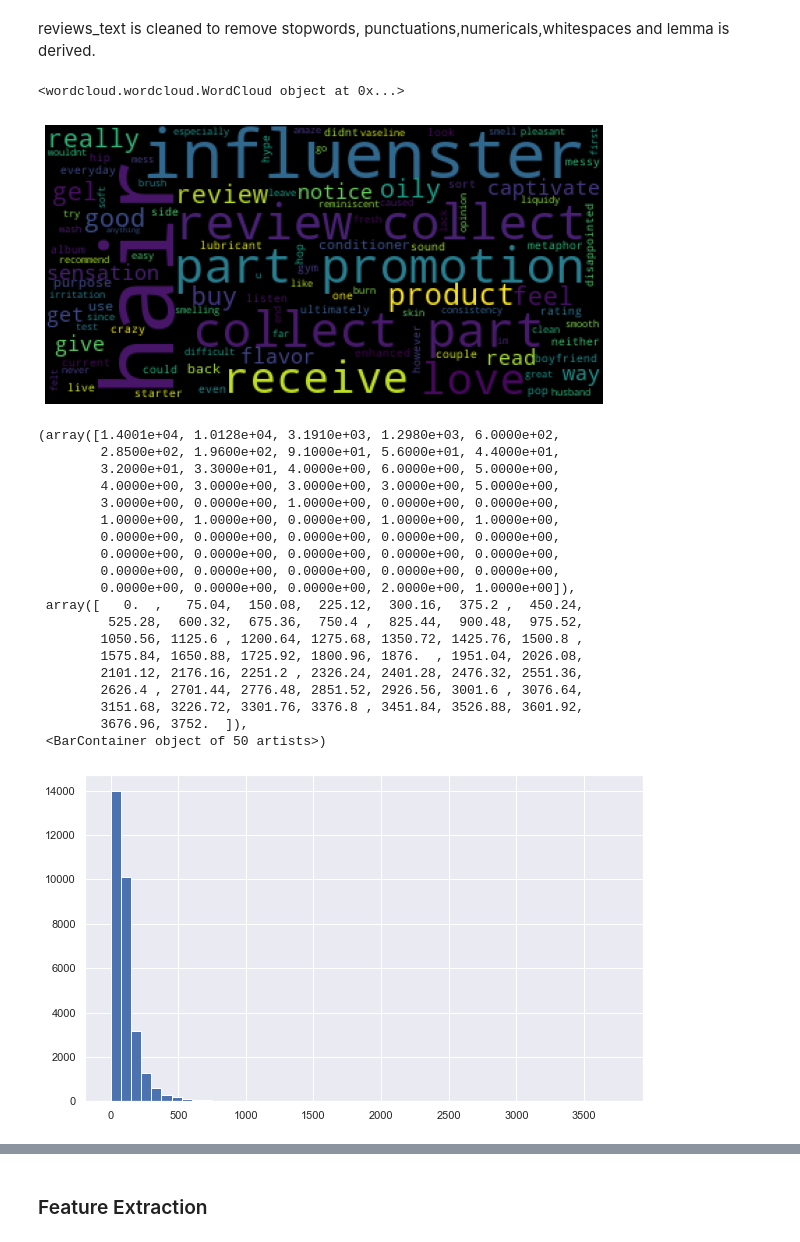
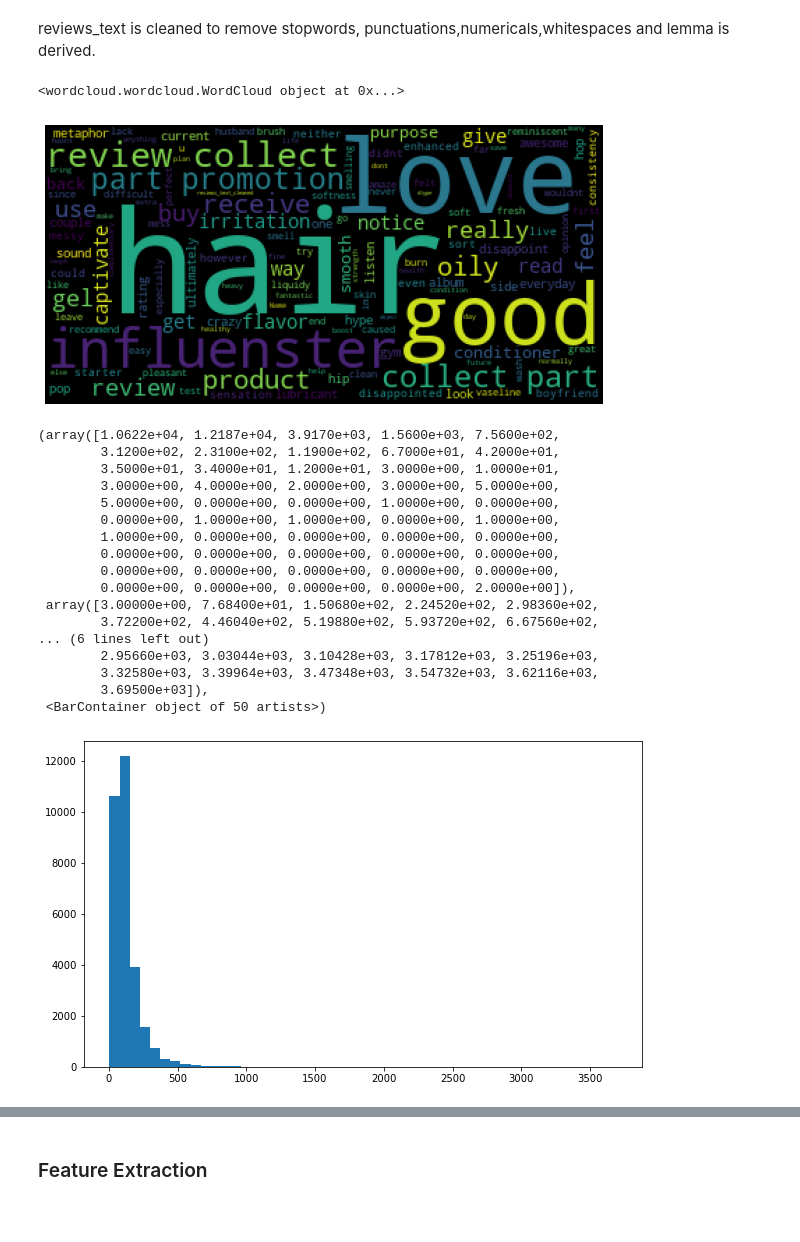
Before and after one commit to lingabalaji17/SentimentBasedProductRecommendation, a Jupyter notebook: SentimentBasedProductRecommendation.ipynb, the cells around one changed output, grey strips where cells are left out. Saved outputs shown, nothing was run; the diff lists cells and outputs as text; code cells hidden in the pictures; blank space fills up the shorter version.

```diff
--- a/SentimentBasedProductRecommendation.ipynb
+++ b/SentimentBasedProductRecommendation.ipynb
@@ -350,3 +388,10 @@ Name: manufacturer, Length: 227, dtype: int64
+# %%
+#removing nan/null from username
+df_reviews = df_reviews[~df_reviews.reviews_username.isnull()]
+# %%
+#Let's combine the reviews_text and reviews_title for better analysis
+df_reviews["reviews_title"] = df_reviews["reviews_title"].fillna('')
+df_reviews["reviews_full_text"] = df_reviews[['reviews_title', 'reviews_text']].agg('. '.join, axis=1).str.lstrip('. ')
 # %%
 #get the missing row cout for each of the columns
 calcMissingRowCount(df_reviews)
@@ -385,9 +445,9 @@ def clean_text(text):
 
     return text
 # %%
-df_clean = df_reviews[['reviews_text', 'user_sentiment']]
+df_clean = df_reviews[['id','name', 'reviews_full_text', 'user_sentiment']]
 # %%
-df_clean["reviews_text"] = df_clean.reviews_text.apply(lambda x: clean_text(x))
+df_clean["reviews_text"] = df_clean.reviews_full_text.apply(lambda x: clean_text(x))
 # %%
 # This is a helper function to map NTLK position tags
 def get_wordnet_pos(tag):
@@ -431,43 +491,39 @@ reviews_text is cleaned to remove stopwords, punctuations,numericals,whitespaces
 # %%
 #Using a word cloud find the top 40 words by frequency among all the articles after processing the text
 from wordcloud import WordCloud
-stoplist = set(stopwords.words("english"))
-
-wordcloud = WordCloud(stopwords=stoplist,max_words=100).generate(str(df_clean.reviews_text_cleaned))
+wordcloud = WordCloud(stopwords=stop_words,max_words=200).generate(str(df_clean.reviews_text_cleaned))
 
 print(wordcloud)
 plt.figure(figsize= (10,10))
 plt.imshow(wordcloud)
 plt.axis('off')
 plt.show();
 # %% [output]
 <wordcloud.wordcloud.WordCloud object at 0x...>
-[figure, old version]
+[figure, new version]
 # %%
-# Write your code here to visualise the data according to the 'Review Text' character length
+#visualise the data according to the 'Review Text' character length
 plt.figure(figsize=(10,6))
 reviews_lens = [len(d) for d in df_clean.reviews_text_cleaned]
 plt.hist(reviews_lens, bins = 50)
 # %% [output]
-(array([1.4001e+04, 1.0128e+04, 3.1910e+03, 1.2980e+03, 6.0000e+02,
-        2.8500e+02, 1.9600e+02, 9.1000e+01, 5.6000e+01, 4.4000e+01,
-        3.2000e+01, 3.3000e+01, 4.0000e+00, 6.0000e+00, 5.0000e+00,
-        4.0000e+00, 3.0000e+00, 3.0000e+00, 3.0000e+00, 5.0000e+00,
-        3.0000e+00, 0.0000e+00, 1.0000e+00, 0.0000e+00, 0.0000e+00,
-        1.0000e+00, 1.0000e+00, 0.0000e+00, 1.0000e+00, 1.0000e+00,
+(array([1.0622e+04, 1.2187e+04, 3.9170e+03, 1.5600e+03, 7.5600e+02,
+        3.1200e+02, 2.3100e+02, 1.1900e+02, 6.7000e+01, 4.2000e+01,
+        3.5000e+01, 3.4000e+01, 1.2000e+01, 3.0000e+00, 1.0000e+01,
+        3.0000e+00, 4.0000e+00, 2.0000e+00, 3.0000e+00, 5.0000e+00,
+        5.0000e+00, 0.0000e+00, 0.0000e+00, 1.0000e+00, 0.0000e+00,
+        0.0000e+00, 1.0000e+00, 1.0000e+00, 0.0000e+00, 1.0000e+00,
+        1.0000e+00, 0.0000e+00, 0.0000e+00, 0.0000e+00, 0.0000e+00,
         0.0000e+00, 0.0000e+00, 0.0000e+00, 0.0000e+00, 0.0000e+00,
         0.0000e+00, 0.0000e+00, 0.0000e+00, 0.0000e+00, 0.0000e+00,
-        0.0000e+00, 0.0000e+00, 0.0000e+00, 0.0000e+00, 0.0000e+00,
-        0.0000e+00, 0.0000e+00, 0.0000e+00, 2.0000e+00, 1.0000e+00]),
- array([   0.  ,   75.04,  150.08,  225.12,  300.16,  375.2 ,  450.24,
-         525.28,  600.32,  675.36,  750.4 ,  825.44,  900.48,  975.52,
-        1050.56, 1125.6 , 1200.64, 1275.68, 1350.72, 1425.76, 1500.8 ,
-        1575.84, 1650.88, 1725.92, 1800.96, 1876.  , 1951.04, 2026.08,
-        2101.12, 2176.16, 2251.2 , 2326.24, 2401.28, 2476.32, 2551.36,
-        2626.4 , 2701.44, 2776.48, 2851.52, 2926.56, 3001.6 , 3076.64,
-        3151.68, 3226.72, 3301.76, 3376.8 , 3451.84, 3526.88, 3601.92,
-        3676.96, 3752.  ]),
+        0.0000e+00, 0.0000e+00, 0.0000e+00, 0.0000e+00, 2.0000e+00]),
+ array([3.00000e+00, 7.68400e+01, 1.50680e+02, 2.24520e+02, 2.98360e+02,
+        3.72200e+02, 4.46040e+02, 5.19880e+02, 5.93720e+02, 6.67560e+02,
+... (6 lines left out)
+        2.95660e+03, 3.03044e+03, 3.10428e+03, 3.17812e+03, 3.25196e+03,
+        3.32580e+03, 3.39964e+03, 3.47348e+03, 3.54732e+03, 3.62116e+03,
+        3.69500e+03]),
  <BarContainer object of 50 artists>)
-[figure, old version]
+[figure, new version]
 # %%
 def getMostCommonWords(reviews, n_most_common):
```
Also changed, not shown: parts of 104 cells of this notebook, 8 other files.
